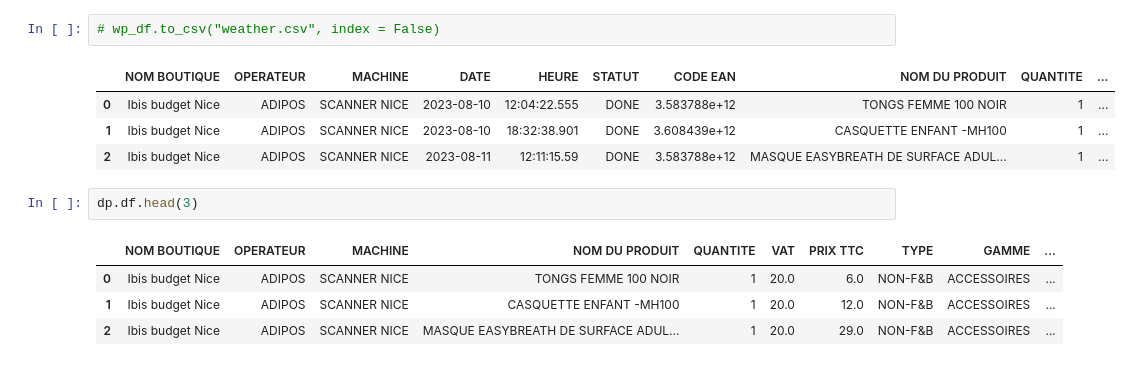
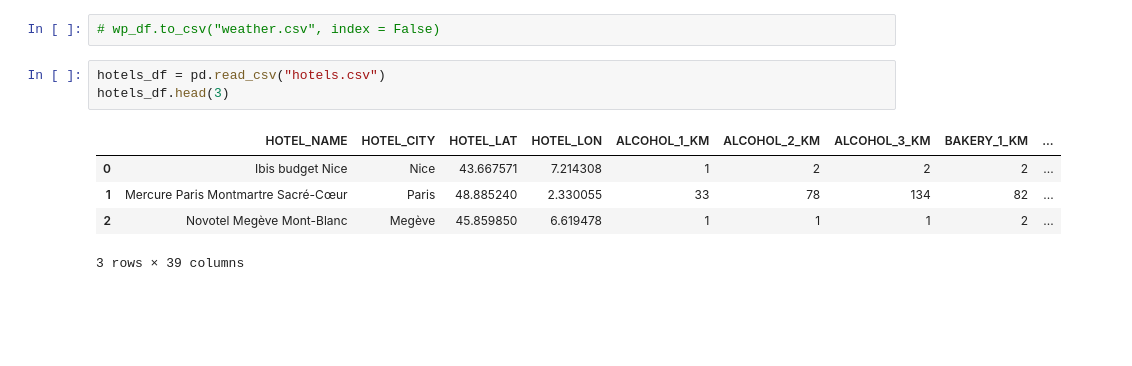
Before and after one commit to klaghmari-github/hotels, a Jupyter notebook: data_augmentation.ipynb, the cells around one changed output. Cells and saved outputs as stored; diff of their text form; blank space fills up the shorter version.

```diff
--- a/data_augmentation.ipynb
+++ b/data_augmentation.ipynb
@@ -944,15 +917,11 @@ hotels_df
 # %%
 # wp_df.to_csv("weather.csv", index = False)
 # %%
+hotels_df = pd.read_csv("hotels.csv")
+hotels_df.head(3)
 # %% [output]
-|  | NOM BOUTIQUE | OPERATEUR | MACHINE | DATE | HEURE | STATUT | CODE EAN | NOM DU PRODUIT | QUANTITE | ... |
-| 0 | Ibis budget Nice | ADIPOS | SCANNER NICE | 2023-08-10 | 12:04:22.555 | DONE | 3.583788e+12 | TONGS FEMME 100 NOIR | 1 | ... |
-| 1 | Ibis budget Nice | ADIPOS | SCANNER NICE | 2023-08-10 | 18:32:38.901 | DONE | 3.608439e+12 | CASQUETTE ENFANT -MH100 | 1 | ... |
-| 2 | Ibis budget Nice | ADIPOS | SCANNER NICE | 2023-08-11 | 12:11:15.59 | DONE | 3.583788e+12 | MASQUE EASYBREATH DE SURFACE ADUL... | 1 | ... |
+|  | HOTEL_NAME | HOTEL_CITY | HOTEL_LAT | HOTEL_LON | ALCOHOL_1_KM | ALCOHOL_2_KM | ALCOHOL_3_KM | BAKERY_1_KM | ... |
+| 0 | Ibis budget Nice | Nice | 43.667571 | 7.214308 | 1 | 2 | 2 | 2 | ... |
+| 1 | Mercure Paris Montmartre Sacré-Cœur | Paris | 48.885240 | 2.330055 | 33 | 78 | 134 | 82 | ... |
+| 2 | Novotel Megève Mont-Blanc | Megève | 45.859850 | 6.619478 | 1 | 1 | 1 | 2 | ... |
+3 rows × 39 columns
-# %%
-dp.df.head(3)
-# %% [output]
-|  | NOM BOUTIQUE | OPERATEUR | MACHINE | NOM DU PRODUIT | QUANTITE | VAT | PRIX TTC | TYPE | GAMME | ... |
-| 0 | Ibis budget Nice | ADIPOS | SCANNER NICE | TONGS FEMME 100 NOIR | 1 | 20.0 | 6.0 | NON-F&B | ACCESSOIRES | ... |
-| 1 | Ibis budget Nice | ADIPOS | SCANNER NICE | CASQUETTE ENFANT -MH100 | 1 | 20.0 | 12.0 | NON-F&B | ACCESSOIRES | ... |
-| 2 | Ibis budget Nice | ADIPOS | SCANNER NICE | MASQUE EASYBREATH DE SURFACE ADUL... | 1 | 20.0 | 29.0 | NON-F&B | ACCESSOIRES | ... |
```
Also changed, not shown: parts of 14 cells of this notebook, 20 other files.
